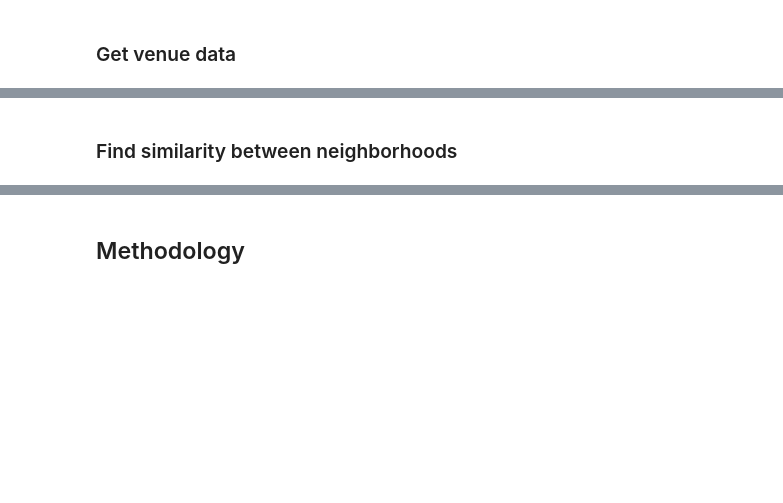
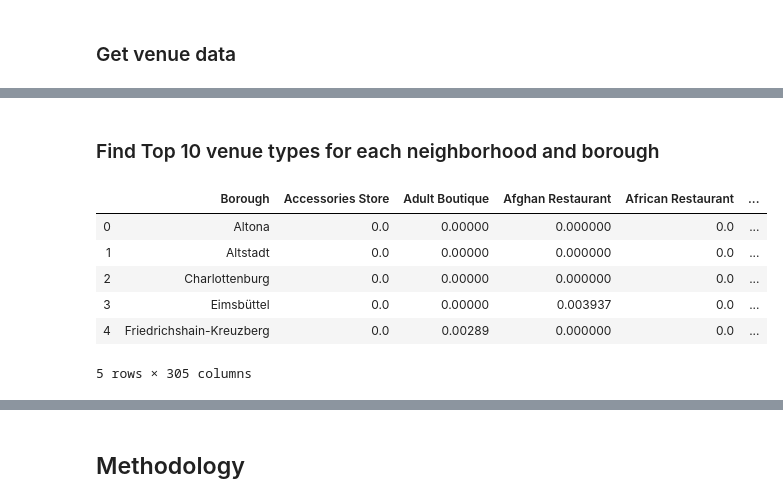
Before and after one commit to anneadb/Coursera_Capstone, a Jupyter notebook: battle_of_the_neighbourhoods.ipynb, the cells around one changed output, grey strips where cells are left out. Cells and saved outputs as stored; diff of their text form; code cells hidden in the pictures; blank space fills up the shorter version.

```diff
--- a/battle_of_the_neighbourhoods.ipynb
+++ b/battle_of_the_neighbourhoods.ipynb
@@ -371,5 +396,5 @@ all_venues.groupby("Address").count().sort_values("Venue")
-# %% [markdown]
-### Find similarity between neighborhoods
+# %% [markdown]
+### Find Top 10 venue types for each neighborhood and borough
 # %%
 venue_cat_onehot = pd.get_dummies(all_venues[['Venue Category']], prefix="", prefix_sep="")
 venue_cat_onehot['Neighborhood'] = all_venues['Neighborhood']
@@ -377,3 +402,14 @@ venue_cat_onehot['Address'] = all_venues['Address']
+# %%
+boroughs_grouped = venue_cat_onehot.groupby('Borough').mean().reset_index()
+boroughs_grouped.head()
+# %% [output]
+|  | Borough | Accessories Store | Adult Boutique | Afghan Restaurant | African Restaurant | ... |
+| 0 | Altona | 0.0 | 0.00000 | 0.000000 | 0.0 | ... |
+| 1 | Altstadt | 0.0 | 0.00000 | 0.000000 | 0.0 | ... |
+| 2 | Charlottenburg | 0.0 | 0.00000 | 0.000000 | 0.0 | ... |
+| 3 | Eimsbüttel | 0.0 | 0.00000 | 0.003937 | 0.0 | ... |
+| 4 | Friedrichshain-Kreuzberg | 0.0 | 0.00289 | 0.000000 | 0.0 | ... |
+5 rows × 305 columns
 # %%
 neighborhoods_grouped = venue_cat_onehot.groupby('Neighborhood').mean().reset_index()
 neighborhoods_grouped.head()
```
Also changed, not shown: parts of 32 cells of this notebook, 5 other files.
